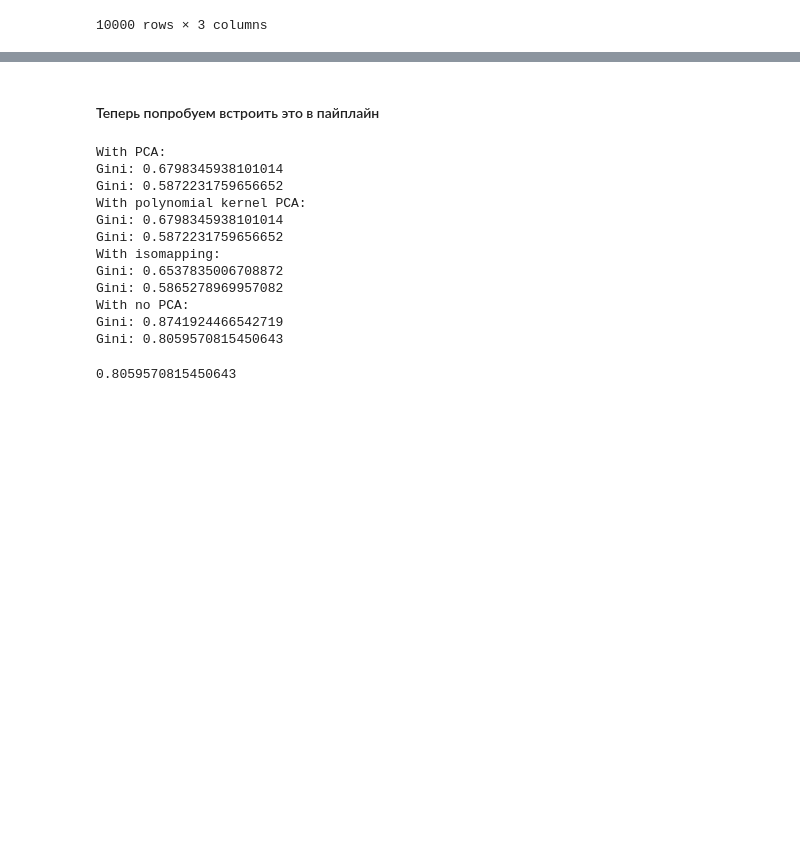
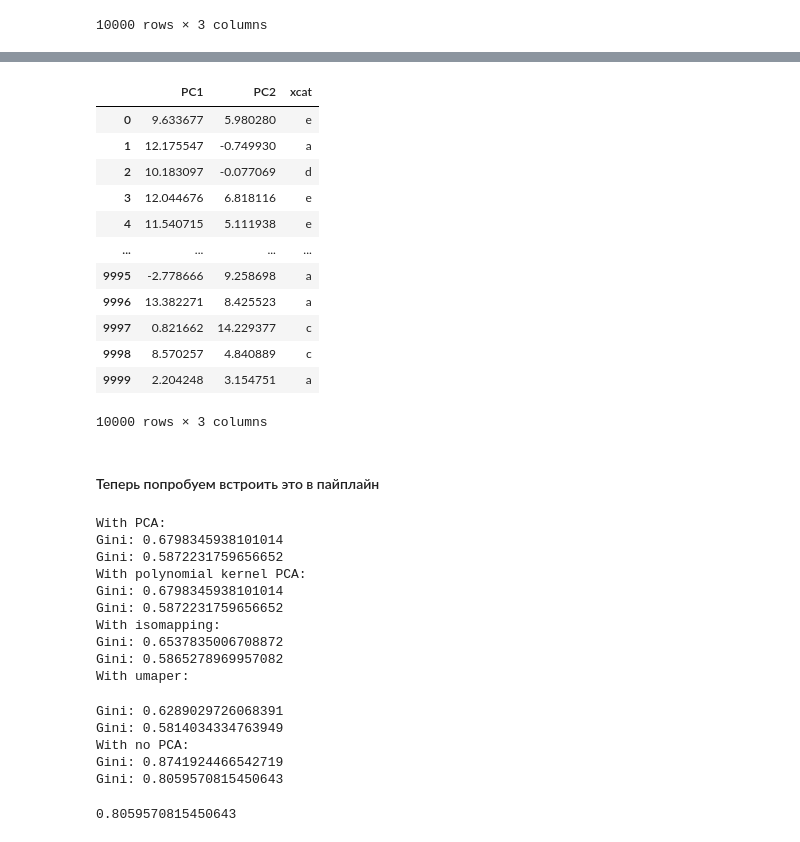
Before and after one commit to uasek/credit_scoring_project, a Jupyter notebook: scoring_model/feature_engineering.ipynb, the cells around one changed output, grey strips where cells are left out. Drawn from its saved outputs; the diff is of its cells as text; code cells hidden in the pictures; blank space fills up the shorter version.

Commit message:
Added umaper

```diff
--- a/scoring_model/feature_engineering.ipynb
+++ b/scoring_model/feature_engineering.ipynb
@@ -266,0 +275,2 @@ Isomaper.transform(test_df)
+# %%
+test_df = mvm.create_test_df(nans = False) #создадим тестовый сет
@@ -267,3 +302,27 @@ Isomaper.transform(test_df)
+# %%
+UmapSeparated = mvm.teach_to_separate(umap.UMAP)
+Umaper = UmapSeparated(categorical_variables = ["xcat"],
+                           functionality = "PCA",
+                           n_neighbors = 5, #количество соседей при вычислении KNN. Основной гиперпараметр, кстати (!!!)
+                           n_components = 2,  #сколько оставить компонентов; по дефолту - 2
+                           min_dist = 0.1 #минимальная дистанция, которую можно сохранять между точками в получающемся пространстве. Гиперпараметр. При увеличении начинает лучше улавливать общую структуру, но хуже - локальную
+                    )
+Umaper.fit(test_df)
+Umaper.transform(test_df)
+# %% [output]
+|  | PC1 | PC2 | xcat |
+| 0 | 9.633677 | 5.980280 | e |
+| 1 | 12.175547 | -0.749930 | a |
+| 2 | 10.183097 | -0.077069 | d |
+| 3 | 12.044676 | 6.818116 | e |
+| 4 | 11.540715 | 5.111938 | e |
+| ... | ... | ... | ... |
+| 9995 | -2.778666 | 9.258698 | a |
+| 9996 | 13.382271 | 8.425523 | a |
+| 9997 | 0.821662 | 14.229377 | c |
+| 9998 | 8.570257 | 4.840889 | c |
+| 9999 | 2.204248 | 3.154751 | a |
+10000 rows × 3 columns
 # %% [markdown]
 #### Теперь попробуем встроить это в пайплайн
 # %%
@@ -389,6 +448,26 @@ Gini(y_train, mdl_pipe_impute.predict_proba(X_train)[:, 1])
 
 Gini(y_test, mdl_pipe_impute.predict_proba(X_test)[:, 1])
 
+print("With umaper:")
+UmapSeparated = mvm.teach_to_separate(umap.UMAP)
+feat_eng_kernel = UmapSeparated(categorical_variables = factors_dict["cat_vals"],
+                           functionality = "PCA",
+                           n_neighbors = 5, #количество соседей при вычислении KNN. Основной гиперпараметр, кстати (!!!)
+                           n_components = 2,  #сколько оставить компонентов; по дефолту - 2
+                           min_dist = 0.1 #минимальная дистанция, которую можно сохранять между точками в получающемся пространстве. Гиперпараметр. При увеличении начинает лучше улавливать общую структуру, но хуже - локальную
+                    )
+
+mdl_pipe_impute = Pipeline(
+    [('impute_missing', missing_impute),('encode', woe), ('feat_eng', feat_eng_kernel), ('feat_select', feat_sel), ('lgbm', lgbm_mdl)]
+)
+
+# print(X_train)
+mdl_pipe_impute.fit(X_train, y_train)
+# print(X_train)
+Gini(y_train, mdl_pipe_impute.predict_proba(X_train)[:, 1])
+
+Gini(y_test, mdl_pipe_impute.predict_proba(X_test)[:, 1])
+
 print("With no PCA:")
 mdl_pipe_impute = Pipeline(
     [('impute_missing', missing_impute),('encode', woe), ('feat_select', feat_sel), ('lgbm', lgbm_mdl)]
@@ -407,10 +486,13 @@ Gini: 0.5872231759656652
 With isomapping:
 Gini: 0.6537835006708872
 Gini: 0.5865278969957082
-With no PCA:
-Gini: 0.8741924466542719
-Gini: 0.8059570815450643
+With umaper:
-0.8059570815450643
+Gini: 0.6289029726068391
+Gini: 0.5814034334763949
+With no PCA:
+Gini: 0.8741924466542719
+Gini: 0.8059570815450643
+0.8059570815450643
 # %% [markdown]
 ## Выводы
 
```
Also changed, not shown: parts of 5 cells of this notebook.
